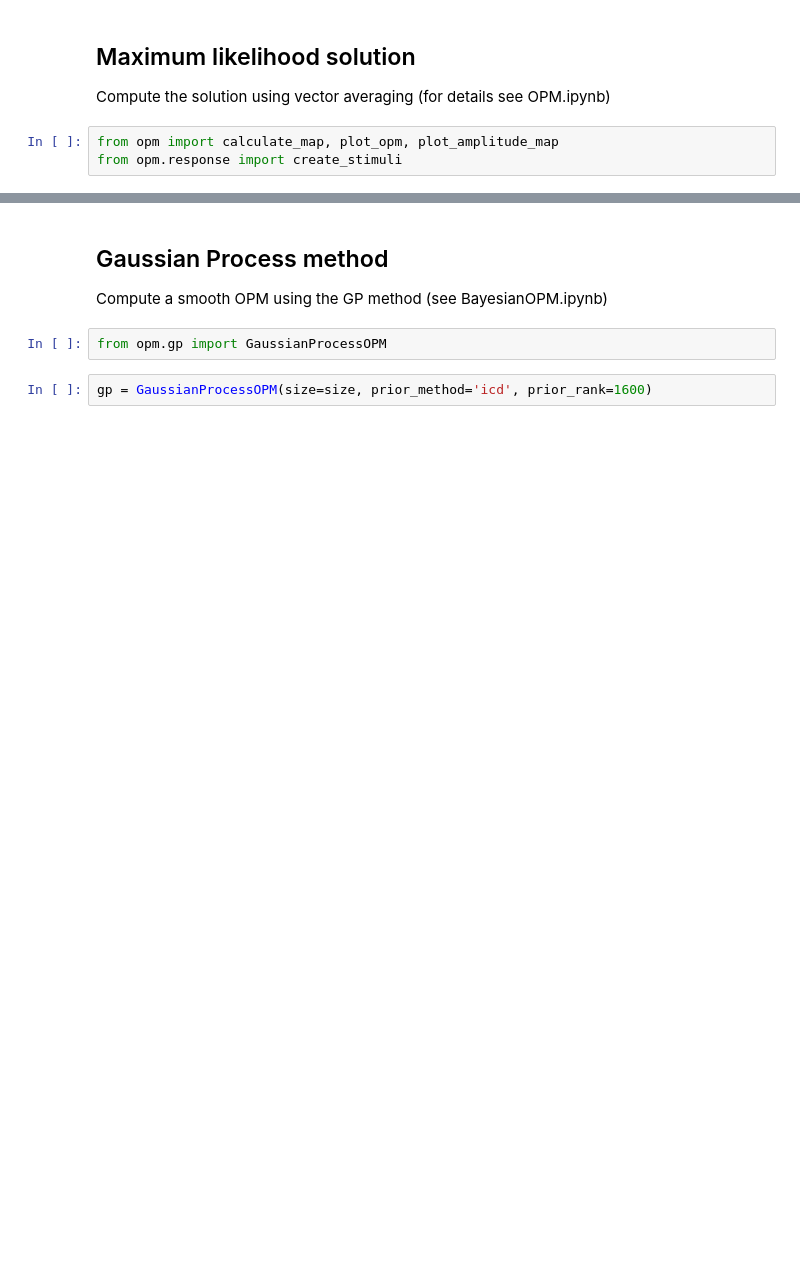
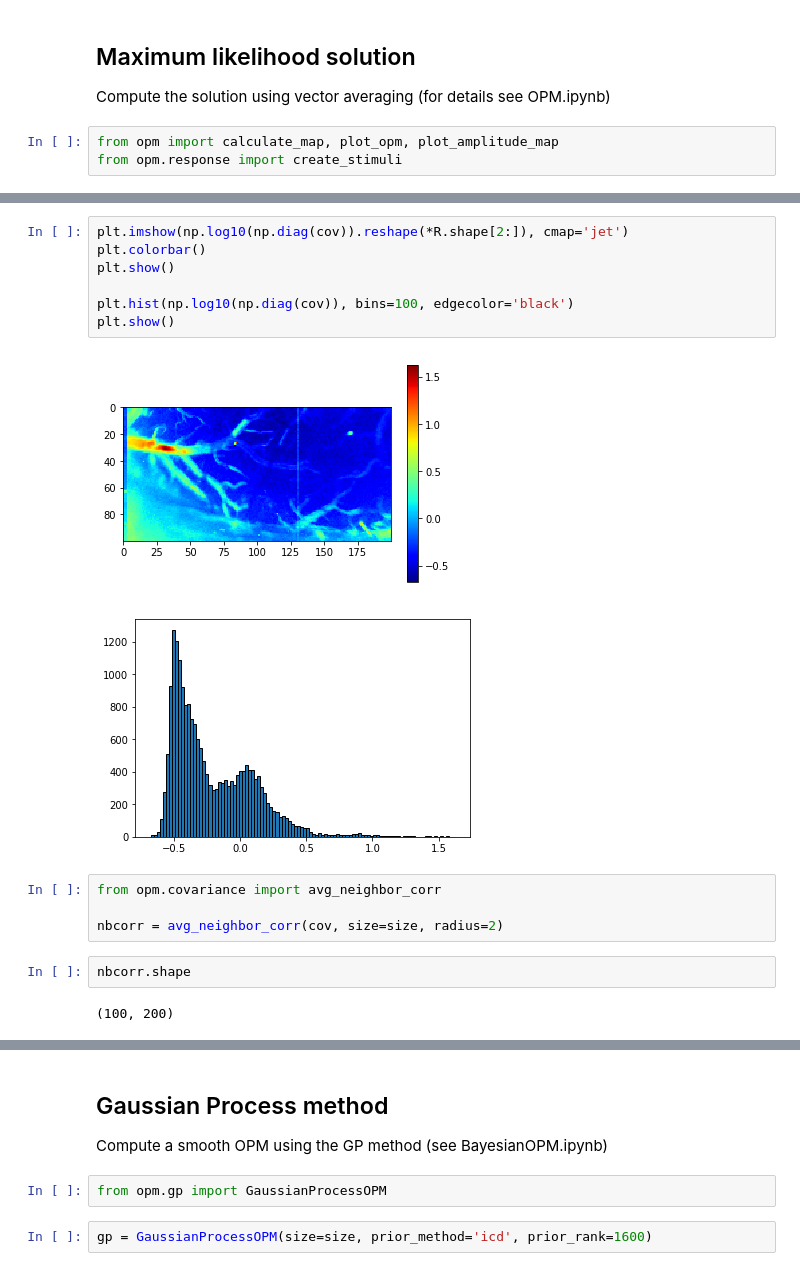
Before and after one commit to mackelab/gp-maps-python, a Jupyter notebook: FerretData.ipynb, the cells around one changed output, grey strips where cells are left out. Cells and saved outputs as stored; diff of their text form; blank space fills up the shorter version.

```diff
--- a/FerretData.ipynb
+++ b/FerretData.ipynb
@@ -77,0 +75,18 @@ plt.show()
+# %%
+plt.imshow(np.log10(np.diag(cov)).reshape(*R.shape[2:]), cmap='jet')
+plt.colorbar()
+plt.show()
+
+plt.hist(np.log10(np.diag(cov)), bins=100, edgecolor='black')
+plt.show()
+# %% [output]
+[figure, added]
+[figure, added]
+# %%
+from opm.covariance import avg_neighbor_corr
+
+nbcorr = avg_neighbor_corr(cov, size=size, radius=2)
+# %%
+nbcorr.shape
+# %% [output]
+(100, 200)
```
Also changed, not shown: parts of 16 cells of this notebook, 2 other files.
